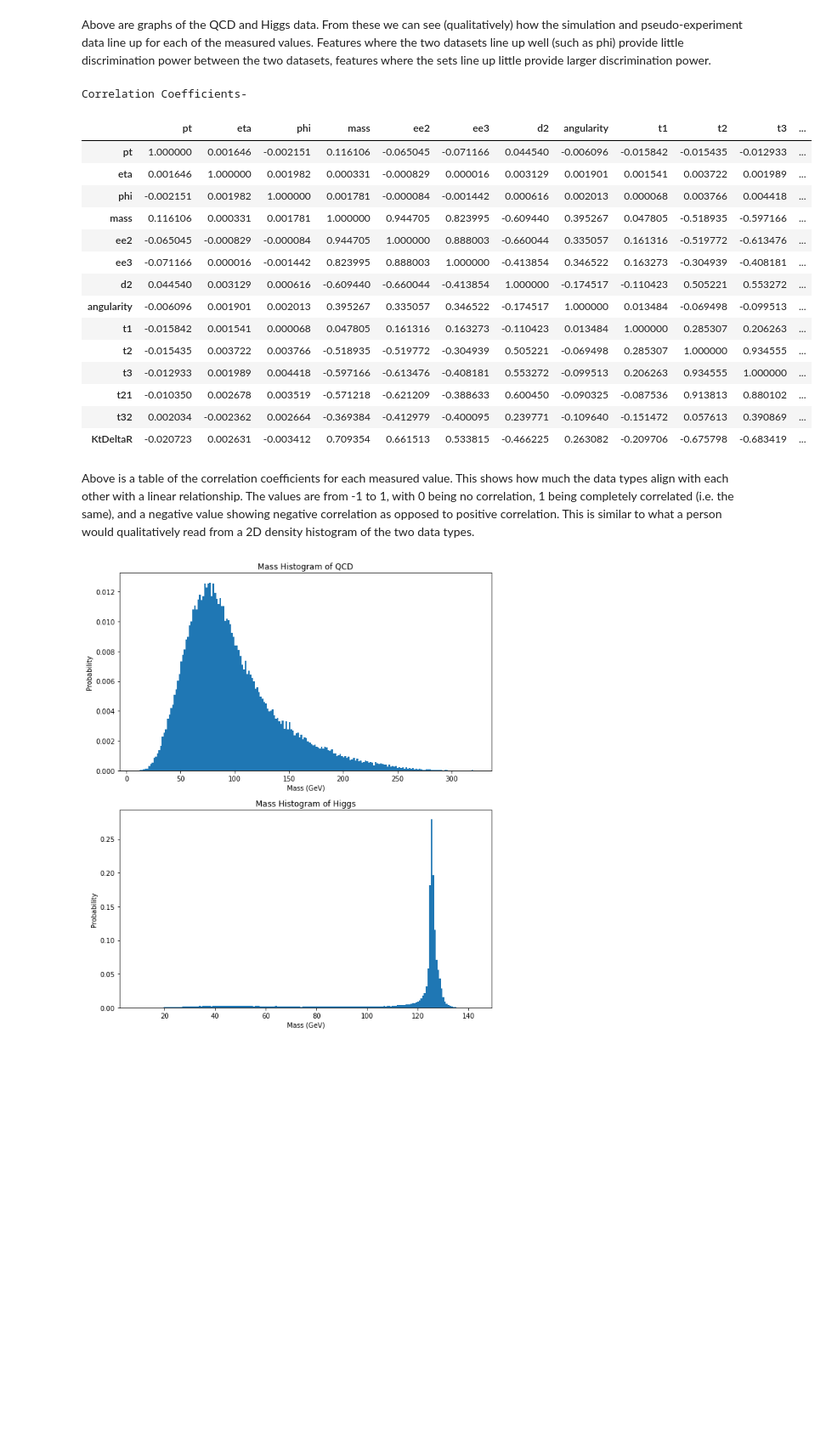
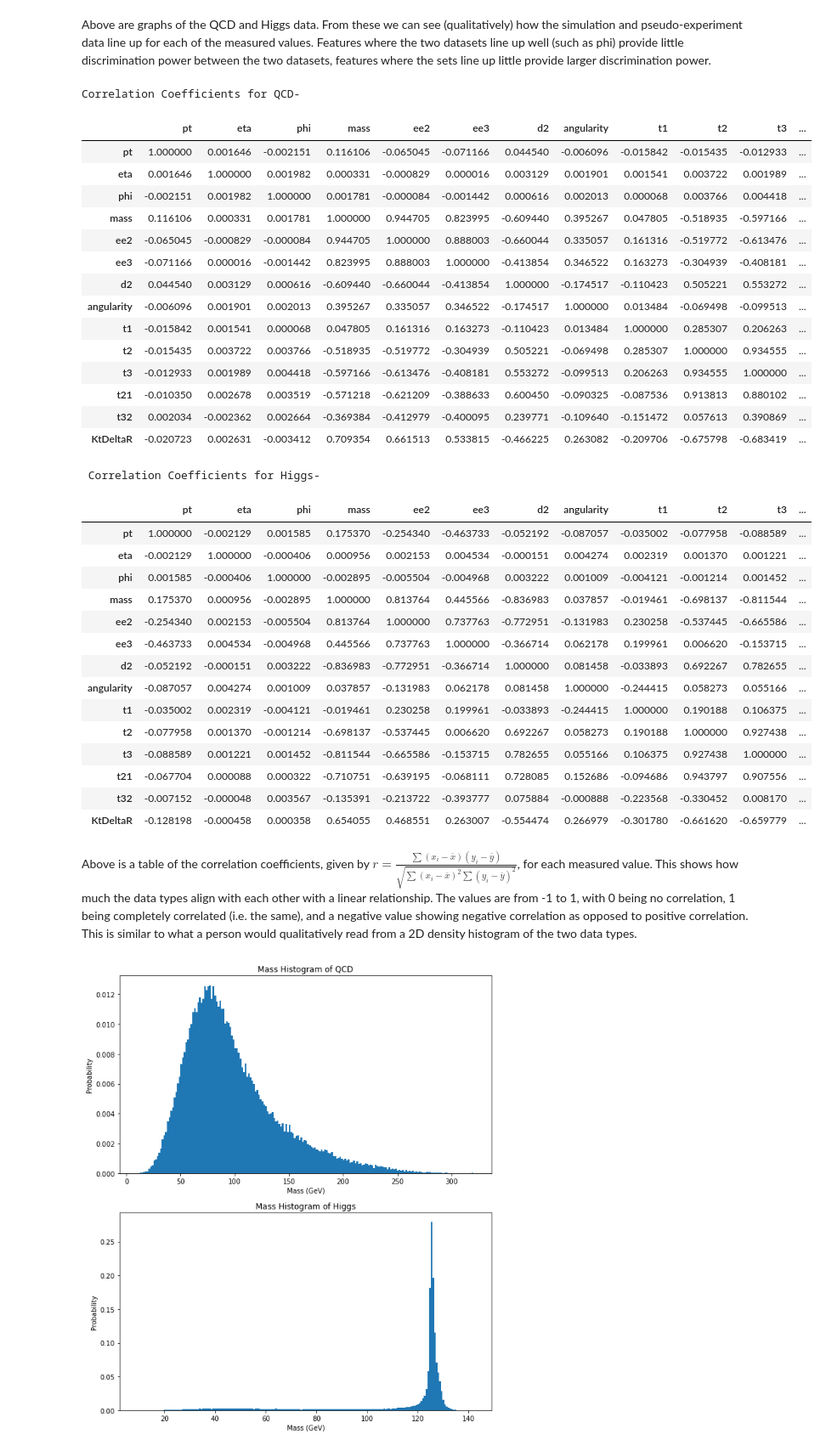
Before and after one commit to jarods00/PHYS434, a Jupyter notebook: Lab 5.ipynb, the cells around one changed output. Shown: that part at 85% size. Saved outputs shown, nothing was run; the diff lists cells and outputs as text; code cells hidden in the pictures; blank space fills up the shorter version.

```diff
--- a/Lab 5.ipynb
+++ b/Lab 5.ipynb
@@ -99,46 +99,87 @@ Above are graphs of the QCD and Higgs data. From these we can see (qualitatively
 
 # plt.show()
 # %%
-corr_coef = []
+corr_coef_q = []
 
 for key in qcd:
     for key2 in qcd:
-        corr_coef.append([key, key2, stats.pearsonr(qcd[key], qcd[key2])])
+        corr_coef_q.append([key, key2, stats.pearsonr(qcd[key], qcd[key2])])
 
-vals = []
+vals_q = []
 for key in qcd:
     for key2 in qcd:
-        for i in range(len(corr_coef)):
-            if corr_coef[i][0] == key and corr_coef[i][1] == key2:
-                vals.append(corr_coef[i][2][0])
+        for i in range(len(corr_coef_q)):
+            if corr_coef_q[i][0] == key and corr_coef_q[i][1] == key2:
+                vals_q.append(corr_coef_q[i][2][0])
 
-table_vals = []
-for i in range(int(len(vals) / 14)):
-    table_vals.append(vals[i*14:i*14 + 14])
+table_vals_q = []
+for i in range(int(len(vals_q) / 14)):
+    table_vals_q.append(vals_q[i*14:i*14 + 14])
 
-df = pd.DataFrame(table_vals, index = pd.Index(qcd.keys()), columns = pd.Index(qcd.keys()))
+df_qcd = pd.DataFrame(table_vals_q, index = pd.Index(qcd.keys()), columns = pd.Index(qcd.keys()))
 
-print("Correlation Coefficients-")
-df.style
+corr_coef_h = []
+
+for key in higgs:
+    for key2 in higgs:
+        corr_coef_h.append([key, key2, stats.pearsonr(higgs[key], higgs[key2])])
+
+vals_h = []
+for key in higgs:
+    for key2 in higgs:
+        for i in range(len(corr_coef_h)):
+            if corr_coef_h[i][0] == key and corr_coef_h[i][1] == key2:
+                vals_h.append(corr_coef_h[i][2][0])
+
+table_vals_h = []
+for i in range(int(len(vals_h) / 14)):
+    table_vals_h.append(vals_h[i*14:i*14 + 14])
+
+df_qcd = pd.DataFrame(table_vals_q, index = pd.Index(qcd.keys()), columns = pd.Index(qcd.keys()))
+df_higgs = pd.DataFrame(table_vals_h, index = pd.Index(higgs.keys()), columns = pd.Index(higgs.keys()))
+
+print("Correlation Coefficients for QCD-")
+df_qcd.style
+display(df_qcd)
+
+print("\n Correlation Coefficients for Higgs-")
+df_higgs.style
+display(df_higgs)
 # %% [output]
-Correlation Coefficients-
+Correlation Coefficients for QCD-
 |  | pt | eta | phi | mass | ee2 | ee3 | d2 | angularity | t1 | t2 | t3 | ... |
 | pt | 1.000000 | 0.001646 | -0.002151 | 0.116106 | -0.065045 | -0.071166 | 0.044540 | -0.006096 | -0.015842 | -0.015435 | -0.012933 | ... |
 | eta | 0.001646 | 1.000000 | 0.001982 | 0.000331 | -0.000829 | 0.000016 | 0.003129 | 0.001901 | 0.001541 | 0.003722 | 0.001989 | ... |
 | phi | -0.002151 | 0.001982 | 1.000000 | 0.001781 | -0.000084 | -0.001442 | 0.000616 | 0.002013 | 0.000068 | 0.003766 | 0.004418 | ... |
 | mass | 0.116106 | 0.000331 | 0.001781 | 1.000000 | 0.944705 | 0.823995 | -0.609440 | 0.395267 | 0.047805 | -0.518935 | -0.597166 | ... |
 | ee2 | -0.065045 | -0.000829 | -0.000084 | 0.944705 | 1.000000 | 0.888003 | -0.660044 | 0.335057 | 0.161316 | -0.519772 | -0.613476 | ... |
 | ee3 | -0.071166 | 0.000016 | -0.001442 | 0.823995 | 0.888003 | 1.000000 | -0.413854 | 0.346522 | 0.163273 | -0.304939 | -0.408181 | ... |
 | d2 | 0.044540 | 0.003129 | 0.000616 | -0.609440 | -0.660044 | -0.413854 | 1.000000 | -0.174517 | -0.110423 | 0.505221 | 0.553272 | ... |
 | angularity | -0.006096 | 0.001901 | 0.002013 | 0.395267 | 0.335057 | 0.346522 | -0.174517 | 1.000000 | 0.013484 | -0.069498 | -0.099513 | ... |
 | t1 | -0.015842 | 0.001541 | 0.000068 | 0.047805 | 0.161316 | 0.163273 | -0.110423 | 0.013484 | 1.000000 | 0.285307 | 0.206263 | ... |
 | t2 | -0.015435 | 0.003722 | 0.003766 | -0.518935 | -0.519772 | -0.304939 | 0.505221 | -0.069498 | 0.285307 | 1.000000 | 0.934555 | ... |
 | t3 | -0.012933 | 0.001989 | 0.004418 | -0.597166 | -0.613476 | -0.408181 | 0.553272 | -0.099513 | 0.206263 | 0.934555 | 1.000000 | ... |
 | t21 | -0.010350 | 0.002678 | 0.003519 | -0.571218 | -0.621209 | -0.388633 | 0.600450 | -0.090325 | -0.087536 | 0.913813 | 0.880102 | ... |
 | t32 | 0.002034 | -0.002362 | 0.002664 | -0.369384 | -0.412979 | -0.400095 | 0.239771 | -0.109640 | -0.151472 | 0.057613 | 0.390869 | ... |
 | KtDeltaR | -0.020723 | 0.002631 | -0.003412 | 0.709354 | 0.661513 | 0.533815 | -0.466225 | 0.263082 | -0.209706 | -0.675798 | -0.683419 | ... |
+ Correlation Coefficients for Higgs-
+|  | pt | eta | phi | mass | ee2 | ee3 | d2 | angularity | t1 | t2 | t3 | ... |
+| pt | 1.000000 | -0.002129 | 0.001585 | 0.175370 | -0.254340 | -0.463733 | -0.052192 | -0.087057 | -0.035002 | -0.077958 | -0.088589 | ... |
+| eta | -0.002129 | 1.000000 | -0.000406 | 0.000956 | 0.002153 | 0.004534 | -0.000151 | 0.004274 | 0.002319 | 0.001370 | 0.001221 | ... |
+| phi | 0.001585 | -0.000406 | 1.000000 | -0.002895 | -0.005504 | -0.004968 | 0.003222 | 0.001009 | -0.004121 | -0.001214 | 0.001452 | ... |
+| mass | 0.175370 | 0.000956 | -0.002895 | 1.000000 | 0.813764 | 0.445566 | -0.836983 | 0.037857 | -0.019461 | -0.698137 | -0.811544 | ... |
+| ee2 | -0.254340 | 0.002153 | -0.005504 | 0.813764 | 1.000000 | 0.737763 | -0.772951 | -0.131983 | 0.230258 | -0.537445 | -0.665586 | ... |
+| ee3 | -0.463733 | 0.004534 | -0.004968 | 0.445566 | 0.737763 | 1.000000 | -0.366714 | 0.062178 | 0.199961 | 0.006620 | -0.153715 | ... |
+| d2 | -0.052192 | -0.000151 | 0.003222 | -0.836983 | -0.772951 | -0.366714 | 1.000000 | 0.081458 | -0.033893 | 0.692267 | 0.782655 | ... |
+| angularity | -0.087057 | 0.004274 | 0.001009 | 0.037857 | -0.131983 | 0.062178 | 0.081458 | 1.000000 | -0.244415 | 0.058273 | 0.055166 | ... |
+| t1 | -0.035002 | 0.002319 | -0.004121 | -0.019461 | 0.230258 | 0.199961 | -0.033893 | -0.244415 | 1.000000 | 0.190188 | 0.106375 | ... |
+| t2 | -0.077958 | 0.001370 | -0.001214 | -0.698137 | -0.537445 | 0.006620 | 0.692267 | 0.058273 | 0.190188 | 1.000000 | 0.927438 | ... |
+| t3 | -0.088589 | 0.001221 | 0.001452 | -0.811544 | -0.665586 | -0.153715 | 0.782655 | 0.055166 | 0.106375 | 0.927438 | 1.000000 | ... |
+| t21 | -0.067704 | 0.000088 | 0.000322 | -0.710751 | -0.639195 | -0.068111 | 0.728085 | 0.152686 | -0.094686 | 0.943797 | 0.907556 | ... |
+| t32 | -0.007152 | -0.000048 | 0.003567 | -0.135391 | -0.213722 | -0.393777 | 0.075884 | -0.000888 | -0.223568 | -0.330452 | 0.008170 | ... |
+| KtDeltaR | -0.128198 | -0.000458 | 0.000358 | 0.654055 | 0.468551 | 0.263007 | -0.554474 | 0.266979 | -0.301780 | -0.661620 | -0.659779 | ... |
 # %% [markdown]
-Above is a table of the correlation coefficients for each measured value. This shows how much the data types align with each other with a linear relationship. The values are from -1 to 1, with 0 being no correlation, 1 being completely correlated (i.e. the same), and a negative value showing negative correlation as opposed to positive correlation. This is similar to what a person would qualitatively read from a 2D density histogram of the two data types.
+Above is a table of the correlation coefficients, given by $ r = \frac{\sum (x_i - \overline x)(y_i - \overline y)}{\sqrt{\sum (x_i - \overline x) ^ 2 \sum (y_i - \overline y) ^ 2}} $, for each measured value. This shows how much the data types align with each other with a linear relationship. The values are from -1 to 1, with 0 being no correlation, 1 being completely correlated (i.e. the same), and a negative value showing negative correlation as opposed to positive correlation. This is similar to what a person would qualitatively read from a 2D density histogram of the two data types.
 # %%
 fig, ax = plt.subplots(2, 1, figsize = (10, 12))
 
```
Also changed, not shown: parts of 6 cells of this notebook.
